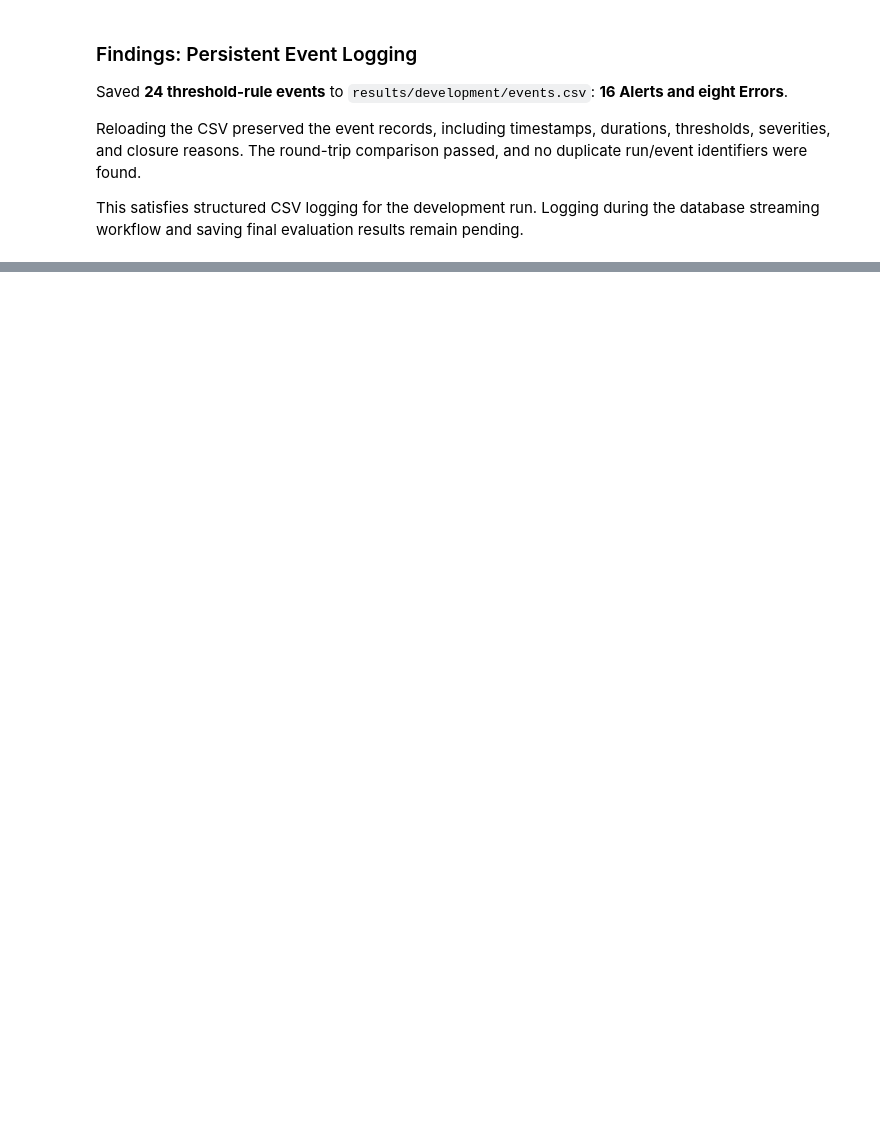
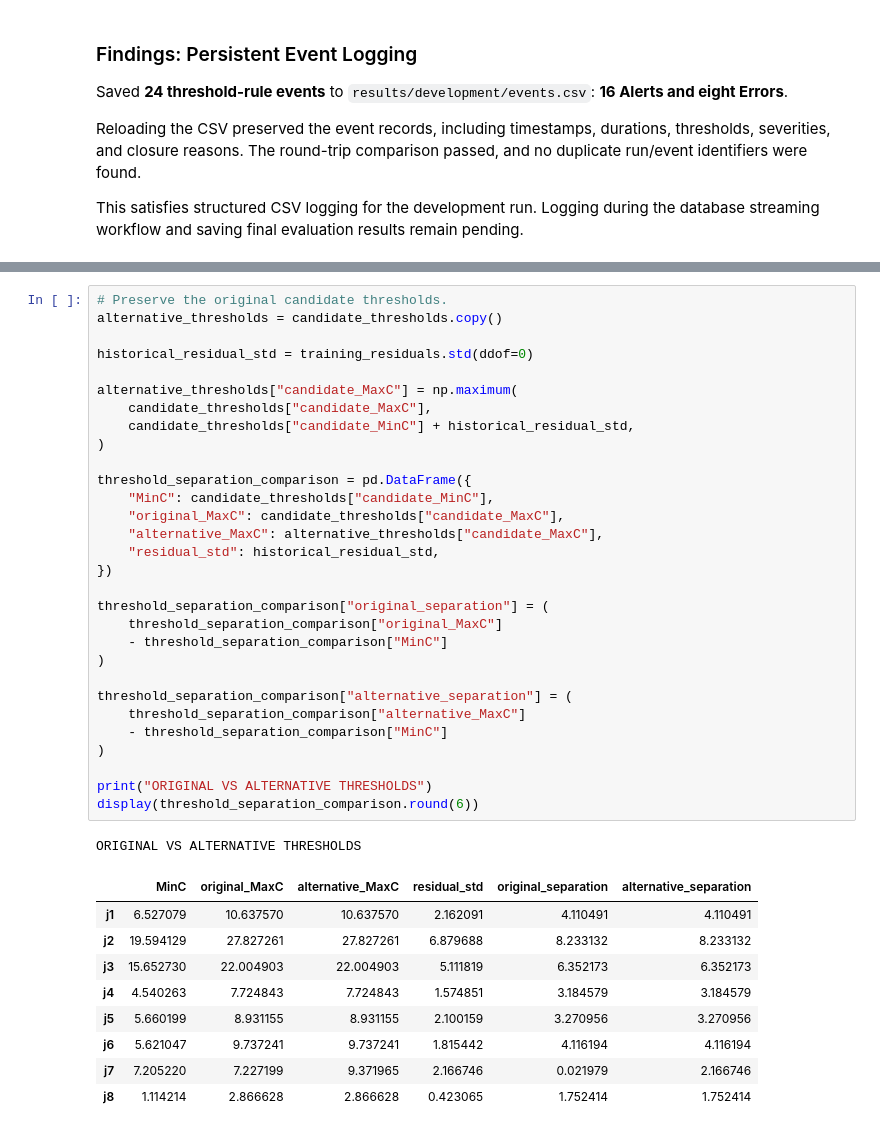
Before and after one commit to UbaidUllah777/DataStreamVisualization-regression-based-anomaly-detection, a Jupyter notebook: Regression_Anomaly_Detection.ipynb, the cells around one changed output, grey strips where cells are left out. Saved outputs shown, nothing was run; the diff lists cells and outputs as text; blank space fills up the shorter version.

```diff
--- a/Regression_Anomaly_Detection.ipynb
+++ b/Regression_Anomaly_Detection.ipynb
@@ -1497,0 +1653,41 @@ This satisfies structured CSV logging for the development run. Logging during th
+# %%
+# Preserve the original candidate thresholds.
+alternative_thresholds = candidate_thresholds.copy()
+
+historical_residual_std = training_residuals.std(ddof=0)
+
+alternative_thresholds["candidate_MaxC"] = np.maximum(
+    candidate_thresholds["candidate_MaxC"],
+    candidate_thresholds["candidate_MinC"] + historical_residual_std,
+)
+
+threshold_separation_comparison = pd.DataFrame({
+    "MinC": candidate_thresholds["candidate_MinC"],
+    "original_MaxC": candidate_thresholds["candidate_MaxC"],
+    "alternative_MaxC": alternative_thresholds["candidate_MaxC"],
+    "residual_std": historical_residual_std,
+})
+
+threshold_separation_comparison["original_separation"] = (
+    threshold_separation_comparison["original_MaxC"]
+    - threshold_separation_comparison["MinC"]
+)
+
+threshold_separation_comparison["alternative_separation"] = (
+    threshold_separation_comparison["alternative_MaxC"]
+    - threshold_separation_comparison["MinC"]
+)
+
+print("ORIGINAL VS ALTERNATIVE THRESHOLDS")
+display(threshold_separation_comparison.round(6))
+# %% [output]
+ORIGINAL VS ALTERNATIVE THRESHOLDS
+|  | MinC | original_MaxC | alternative_MaxC | residual_std | original_separation | alternative_separation |
+| j1 | 6.527079 | 10.637570 | 10.637570 | 2.162091 | 4.110491 | 4.110491 |
+| j2 | 19.594129 | 27.827261 | 27.827261 | 6.879688 | 8.233132 | 8.233132 |
+| j3 | 15.652730 | 22.004903 | 22.004903 | 5.111819 | 6.352173 | 6.352173 |
+| j4 | 4.540263 | 7.724843 | 7.724843 | 1.574851 | 3.184579 | 3.184579 |
+| j5 | 5.660199 | 8.931155 | 8.931155 | 2.100159 | 3.270956 | 3.270956 |
+| j6 | 5.621047 | 9.737241 | 9.737241 | 1.815442 | 4.116194 | 4.116194 |
+| j7 | 7.205220 | 7.227199 | 9.371965 | 2.166746 | 0.021979 | 2.166746 |
+| j8 | 1.114214 | 2.866628 | 2.866628 | 0.423065 | 1.752414 | 1.752414 |
```
Also changed, not shown: parts of 7 cells of this notebook, 1 other file.
